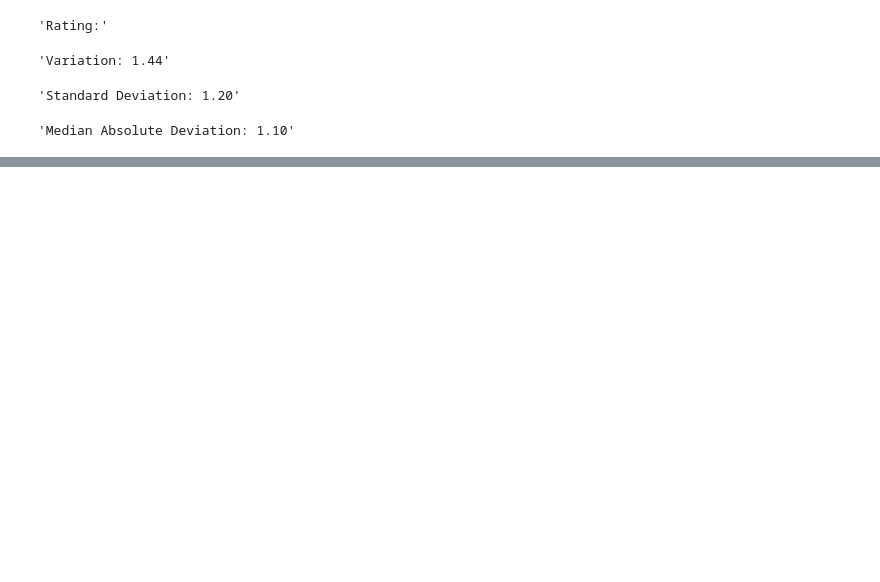
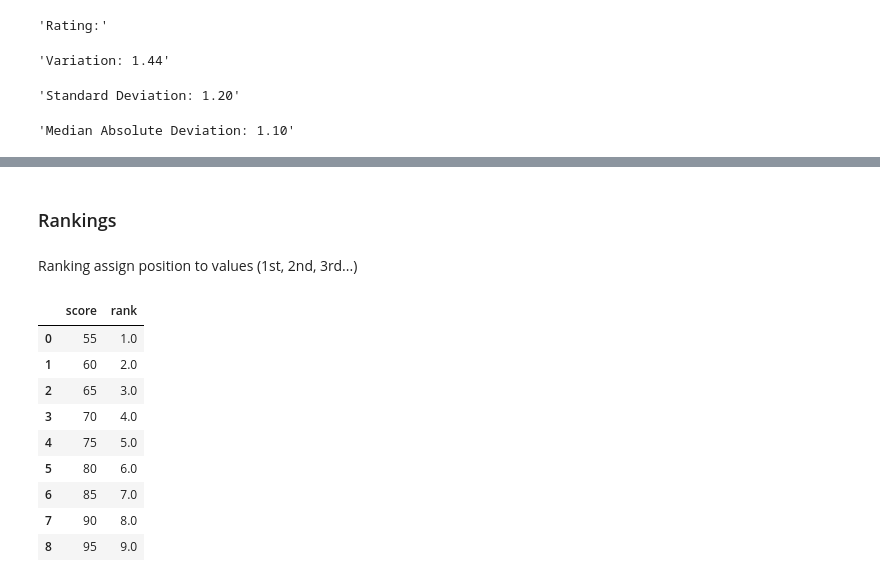
Before and after one commit to prokope/learning-data-science, a Jupyter notebook: statistics.ipynb, the cells around one changed output, grey strips where cells are left out. Drawn from its saved outputs; the diff is of its cells as text; code cells hidden in the pictures; blank space fills up the shorter version.

Commit message:
learning measures of position

```diff
--- a/statistics.ipynb
+++ b/statistics.ipynb
@@ -355,0 +362,6 @@ display(f"Median Absolute Deviation: {MAD_rating:.2f}")
+# %%
+# Creating a fictional dataset
+df = pd.DataFrame({"score": [55, 60, 65, 70, 75, 80, 85, 90, 95]})
+p90 = df["score"].quantile(0.90)
+display(f'90th percentile: {p90}')
+# It means that 10% of the data is above 91.0, and 90% is below 91.0
@@ -355,0 +420,18 @@ display(f"Median Absolute Deviation: {MAD_rating:.2f}")
+# %% [markdown]
+### Rankings
+# %% [markdown]
+Ranking assign position to values (1st, 2nd, 3rd...)
+# %%
+df["rank"] = df["score"].rank(method="dense", ascending=True)
+df
+# %% [output]
+|  | score | rank |
+| 0 | 55 | 1.0 |
+| 1 | 60 | 2.0 |
+| 2 | 65 | 3.0 |
+| 3 | 70 | 4.0 |
+| 4 | 75 | 5.0 |
+| 5 | 80 | 6.0 |
+| 6 | 85 | 7.0 |
+| 7 | 90 | 8.0 |
+| 8 | 95 | 9.0 |
```
Also changed, not shown: parts of 10 cells of this notebook.
